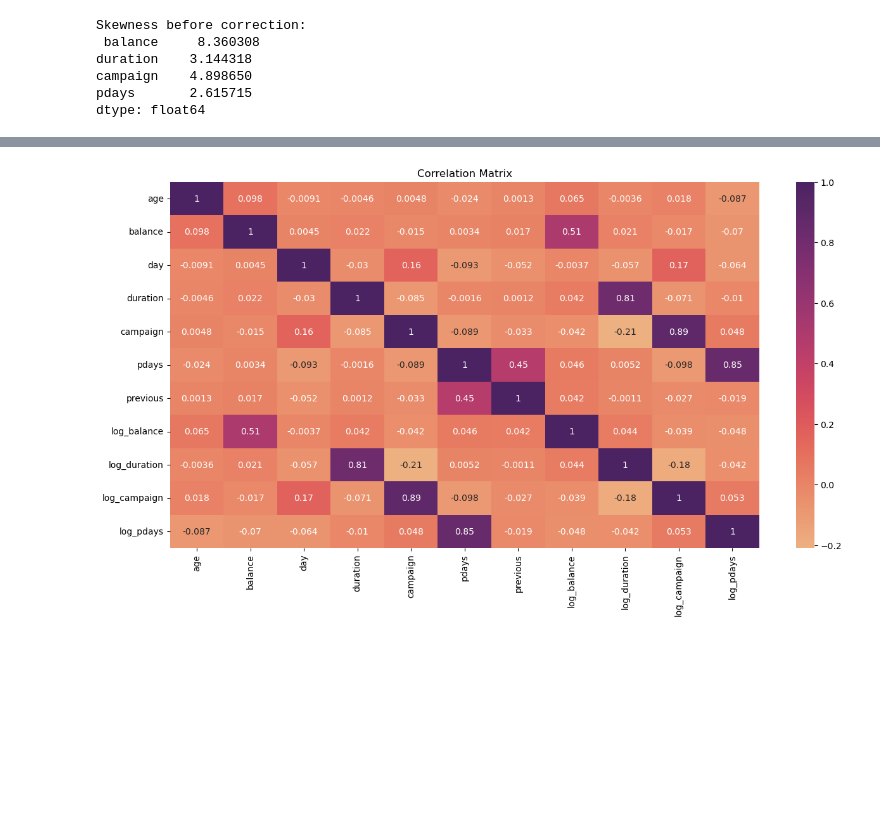
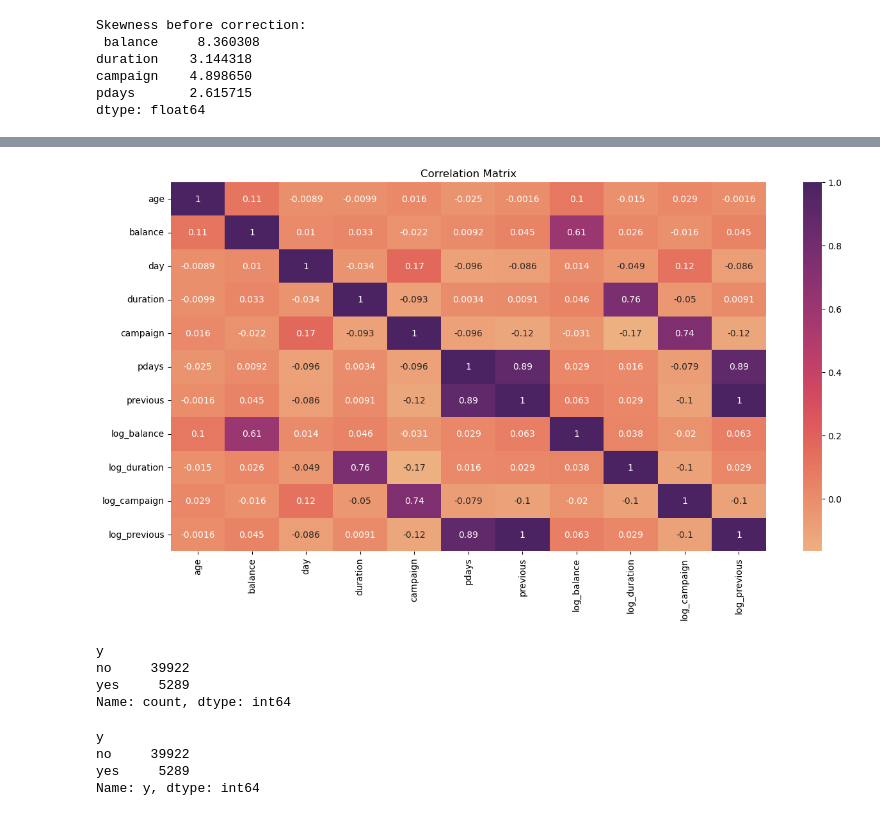
Before and after one commit to surumyshefna/Bank-Marketing-ML-project, a Jupyter notebook: Bank Marketing-ML Project.ipynb, the cells around one changed output, grey strips where cells are left out. Drawn from its saved outputs; the diff is of its cells as text; code cells hidden in the pictures; blank space fills up the shorter version.

```diff
--- a/Bank Marketing-ML Project.ipynb
+++ b/Bank Marketing-ML Project.ipynb
@@ -374,0 +746,19 @@ dtype: int64
+# %%
+bank_df_resampled_skew_Zscore = bank_df_resampled_skew.copy() # make a df copy to make outlier capped df with z score methode
+for col in ['customer_age','account_balance','contact_duration','num_contacts_during_campaign', 'days_since_prev_campaign','num_contacts_before_campaign']:
+    z_score = zscore(bank_df_resampled_skew_Zscore[col])         # calculate the Z-score for the column
+    outlier_mask = np.abs(z_score) > 3 # make mask of outliers
+    upper_bound = bank_df_resampled_skew_Zscore[col][~outlier_mask].max() # invert the mask and get the max of non outlier value
+    lower_bound = bank_df_resampled_skew_Zscore[col][~outlier_mask].min() # invert the mask and get the min of non outlier value
+    bank_df_resampled_skew_Zscore[col] = np.where(z_score > 3, upper_bound, np.where(z_score < -3, lower_bound, bank_df_resampled_skew_Zscore[col])) # cap the outlier values
+# %%
+# check outliers after capping with Zscore
+plt.figure(figsize=(12,15))
+plt.suptitle("After Capping Outliers with Zscore", fontsize = 16)
+index = 1
+for col in numeric_columns:
+    plt.subplot(6,4,index)
+    sns.boxplot(x=bank_df_resampled_skew_Zscore[col])
+    index+=1
+plt.tight_layout()
+plt.show()
@@ -494,12 +907,12 @@ pdays       2.615715
 dtype: float64
 # %%
 # Apply logarithmic transformation to correct skewness
-df['log_balance'] = np.log1p(df['balance'])  # log(1 + balance) to handle zero/negative values
-df['log_duration'] = np.log1p(df['duration'])
+df['log_balance'] = np.sqrt(df['balance'])  # log(1 + balance) to handle zero/negative values
+df['log_duration'] = np.sqrt(df['duration'])
 df['log_campaign'] = np.log1p(df['campaign'])
-df['log_pdays'] = np.log1p(df['pdays'])
+df['log_previous']=np.log1p(df['previous'])
 # Recheck skewness after transformation
-new_skewness_values = df[['log_balance', 'log_duration','log_campaign','log_pdays']].skew()
+new_skewness_values = df[['log_balance', 'log_duration','log_campaign','log_previous']].skew()
 print("Skewness after correction:\n", new_skewness_values)
 # %% [output]
 Skewness after correction:
@@ -555,0 +1140,9 @@ plt.show()
+# %%
+zdf = df.copy() # make a df copy to make outlier capped df with z score methode
+numerical_columns = df.select_dtypes(include=['int64', 'float64']).columns
+for col in numerical_columns:               # loop through every column in zdf
+    z_score = zscore(zdf[col])         # calculate the Z-score for the column
+    outlier_mask = np.abs(z_score) > 3 # make mask of outliers
+    upper_bound = zdf[col][~outlier_mask].max() # invert the mask and get the max of non outlier value
+    lower_bound = zdf[col][~outlier_mask].min() # invert the mask and get the min of non outlier value
+    zdf[col] = np.where(z_score > 3, upper_bound, np.where(z_score < -3, lower_bound, zdf[col]))
@@ -556,18 +1171,32 @@ plt.show()
 # %%
 # Correlation matrix using heatmap
 # Calculates the correlation coefficients between all pairs of numerical variables in the dataset
-correlation_matrix = df.corr(numeric_only=True)
+correlation_matrix = zdf.corr(numeric_only=True)
 
 # Create a heatmap figure with specified size (in inches)
 plt.figure(figsize=(15, 7.5))
 
 # Generate a heatmap to visualize the correlation matrix
 sns.heatmap(correlation_matrix, annot=True, cmap='flare') # annot: write the data value in each cell
 
 # Add a title to the plot
 plt.title('Correlation Matrix')
 
 # Display the heatmap
 plt.show()
 # %% [output]
-[figure, old version]
+[figure, new version]
+# %%
+df["y"].value_counts()
+# %% [output]
+y
+no     39922
+yes     5289
+Name: count, dtype: int64
+# %%
+df['y'].groupby(df['y']).count()
+# %% [output]
+y
+no     39922
+yes     5289
+Name: y, dtype: int64
```
Also changed, not shown: parts of 90 cells of this notebook.
